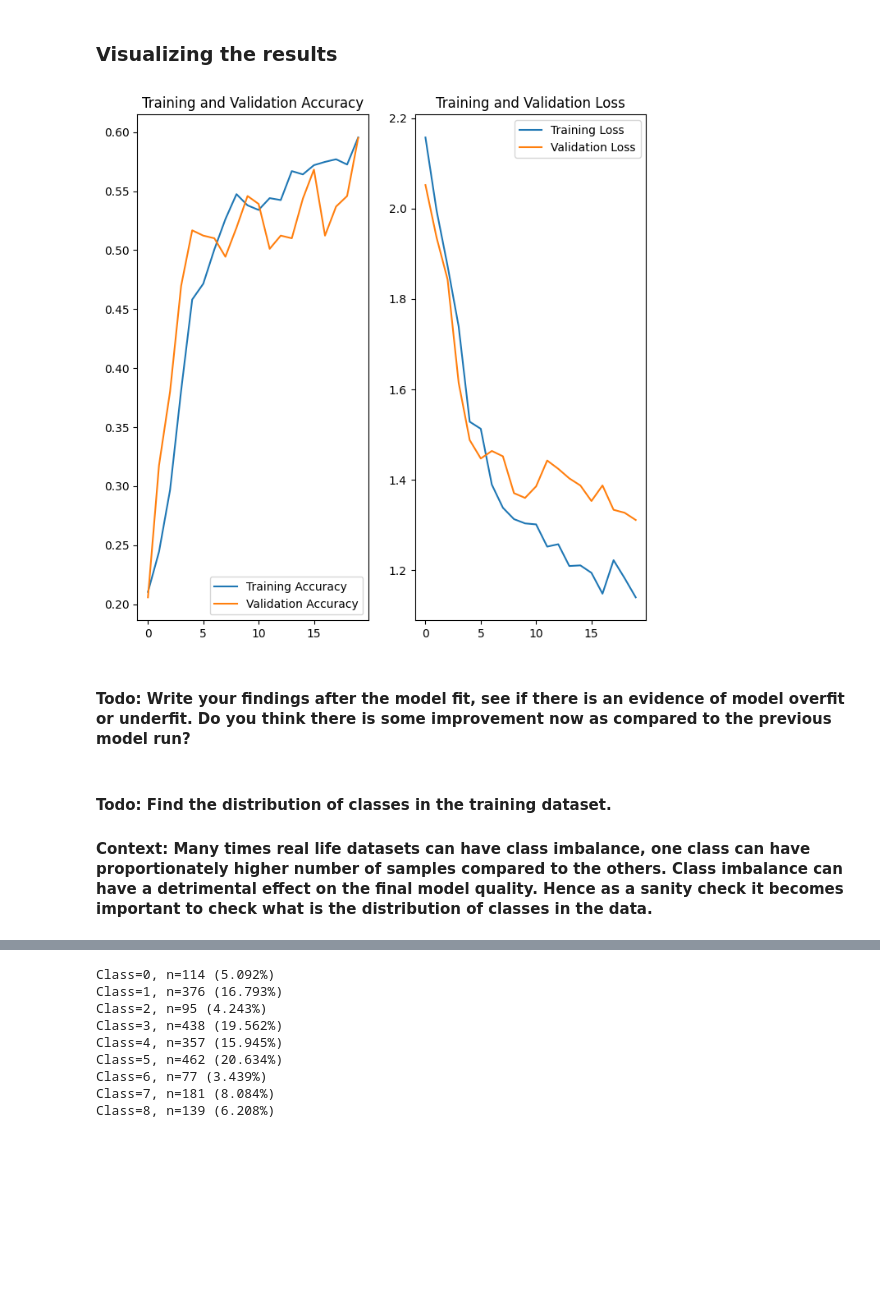
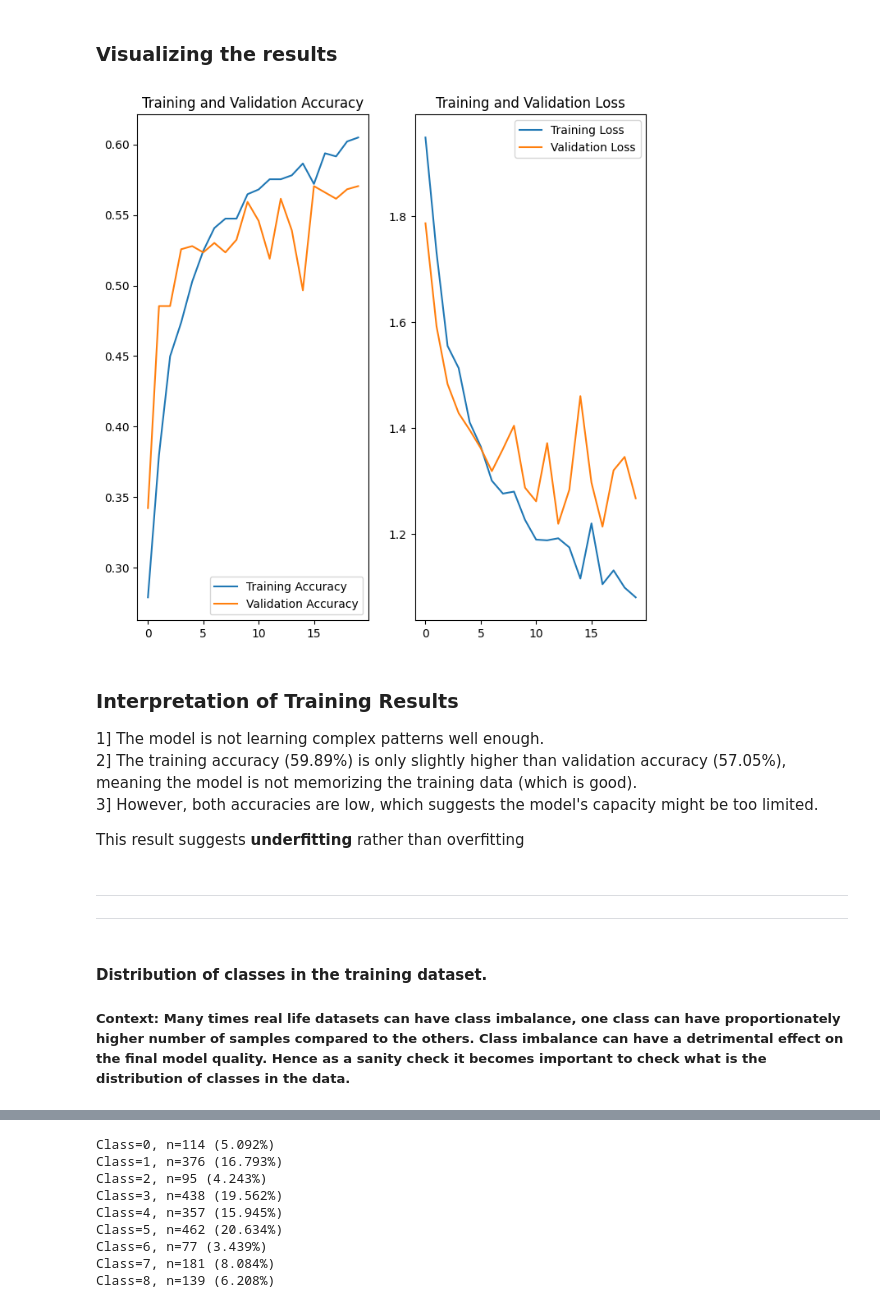
Before and after one commit to Aishwarya-97/Convolutional-Neural-Networks, a Jupyter notebook: Melanoma Detection Assignment/AishwaryaT.ipynb, the cells around one changed output, grey strips where cells are left out. Cells and saved outputs as stored; diff of their text form; code cells hidden in the pictures; blank space fills up the shorter version.

Commit message:
Adding enhanced version of the code.

```diff
--- a/Melanoma Detection Assignment/AishwaryaT.ipynb
+++ b/Melanoma Detection Assignment/AishwaryaT.ipynb
@@ -232,10 +278,8 @@ Overall we need to apply techniques like <b>Data Augmentation and Dropout</b> to
 # %%
 data_augmentation = keras.Sequential(
   [
-    layers.RandomFlip("horizontal",
-                      input_shape=(img_height,
-                                  img_width,
-                                  3)),
+    layers.Input(shape=(img_height, img_width, 3)),
+    layers.RandomFlip("horizontal"),
     layers.RandomRotation(0.1),
     layers.RandomZoom(0.1),
   ]
@@ -256,9 +299,11 @@ for images, _ in train_ds.take(1):
 # %%
-## You can use Dropout layer if there is an evidence of overfitting in your findings
+# Using Dropout layer as there is an evidence of overfitting in the findings
+# Apply augmentation in model
 
-model = Sequential([
+enhanced_model = Sequential([
+  layers.Input(shape=(img_height, img_width, 3)),
   data_augmentation,
-  layers.Rescaling(1./255, input_shape=(img_height, img_width, 3)),
+  layers.Rescaling(1./255),
   layers.Conv2D(16, 3, padding='same', activation='relu'),
   layers.MaxPooling2D(),
   layers.Conv2D(32, 3, padding='same', activation='relu'),
@@ -268,12 +313,12 @@ model = Sequential([
   layers.Dropout(0.2),
   layers.Flatten(),
   layers.Dense(128, activation='relu'),
-  layers.Dense(num_classes)
+  layers.Dense(num_classes, activation='softmax')
 ])
 # %% [markdown]
 ### Compiling the model
 # %%
-model.compile(optimizer='adam',
-              loss=tf.keras.losses.SparseCategoricalCrossentropy(from_logits=True),
+enhanced_model.compile(optimizer='adam',
+              loss=tf.keras.losses.SparseCategoricalCrossentropy(),
               metrics=['accuracy'])
 # %% [markdown]
@@ -281,10 +326,10 @@ model.compile(optimizer='adam',
 # %%
-## Your code goes here, note: train your model for 20 epochs
+# train the model for 20 epochs
 
-history = model.fit(
+enhanced_history = enhanced_model.fit(
   train_ds,
   validation_data=val_ds,
-  epochs=epochs
+  epochs=20
 )
 # %% [output]
 Epoch 1/20
@@ -307,31 +355,39 @@ Epoch 20/20
 # %% [markdown]
 ### Visualizing the results
 # %%
-acc = history.history['accuracy']
-val_acc = history.history['val_accuracy']
+acc = enhanced_history.history['accuracy']
+val_acc = enhanced_history.history['val_accuracy']
 
-loss = history.history['loss']
-val_loss = history.history['val_loss']
+loss = enhanced_history.history['loss']
+val_loss = enhanced_history.history['val_loss']
 
-epochs_range = range(epochs)
+epochs_range = range(20)
 
 plt.figure(figsize=(8, 8))
 plt.subplot(1, 2, 1)
 plt.plot(epochs_range, acc, label='Training Accuracy')
 plt.plot(epochs_range, val_acc, label='Validation Accuracy')
 plt.legend(loc='lower right')
 plt.title('Training and Validation Accuracy')
 
 plt.subplot(1, 2, 2)
 plt.plot(epochs_range, loss, label='Training Loss')
 plt.plot(epochs_range, val_loss, label='Validation Loss')
 plt.legend(loc='upper right')
 plt.title('Training and Validation Loss')
 plt.show()
 # %% [output]
-[figure, old version]
+[figure, new version]
-# %% [markdown]
-#### Todo: Write your findings after the model fit, see if there is an evidence of model overfit or underfit. Do you think there is some improvement now as compared to the previous model run?
+# %% [markdown]
+### Interpretation of Training Results
+1] The model is not learning complex patterns well enough. <br>
+2] The training accuracy (59.89%) is only slightly higher than validation accuracy (57.05%), meaning the model is not memorizing the training data (which is good).<br>
+3] However, both accuracies are low, which suggests the model's capacity might be too limited.<br>
+
+This result suggests **underfitting** rather than overfitting
+# %% [markdown]
+---
+---
 # %% [markdown]
-#### **Todo:** Find the distribution of classes in the training dataset.
-#### **Context:** Many times real life datasets can have class imbalance, one class can have proportionately higher number of samples compared to the others. Class imbalance can have a detrimental effect on the final model quality. Hence as a sanity check it becomes important to check what is the distribution of classes in the data.
+#### Distribution of classes in the training dataset.
+##### **Context:** Many times real life datasets can have class imbalance, one class can have proportionately higher number of samples compared to the others. Class imbalance can have a detrimental effect on the final model quality. Hence as a sanity check it becomes important to check what is the distribution of classes in the data.
```
Also changed, not shown: parts of 53 cells of this notebook.
